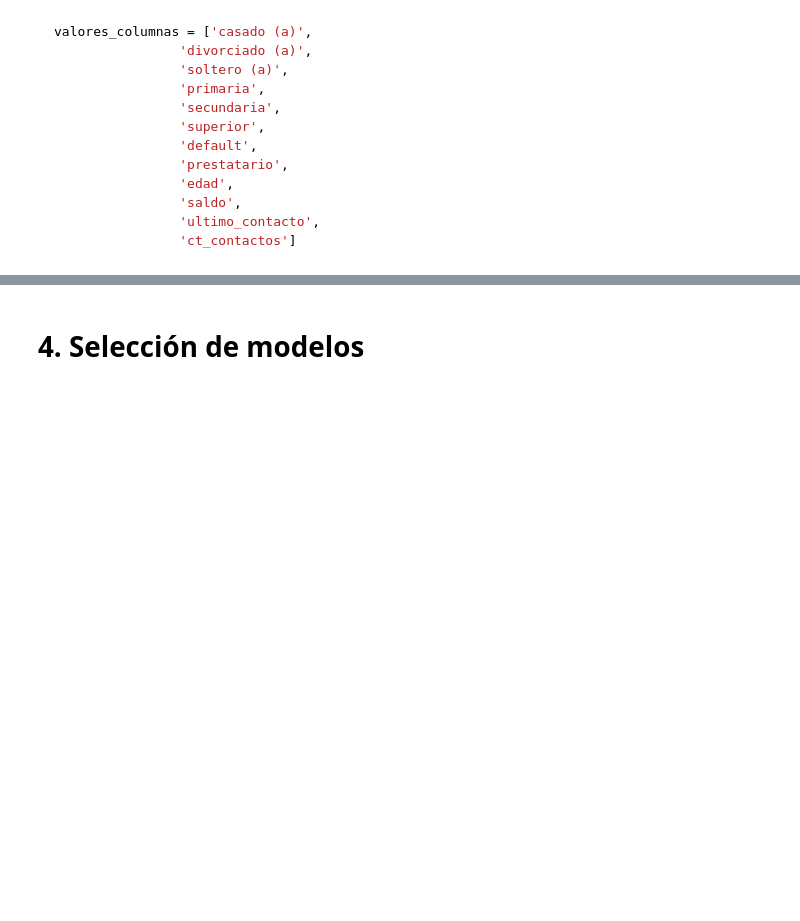
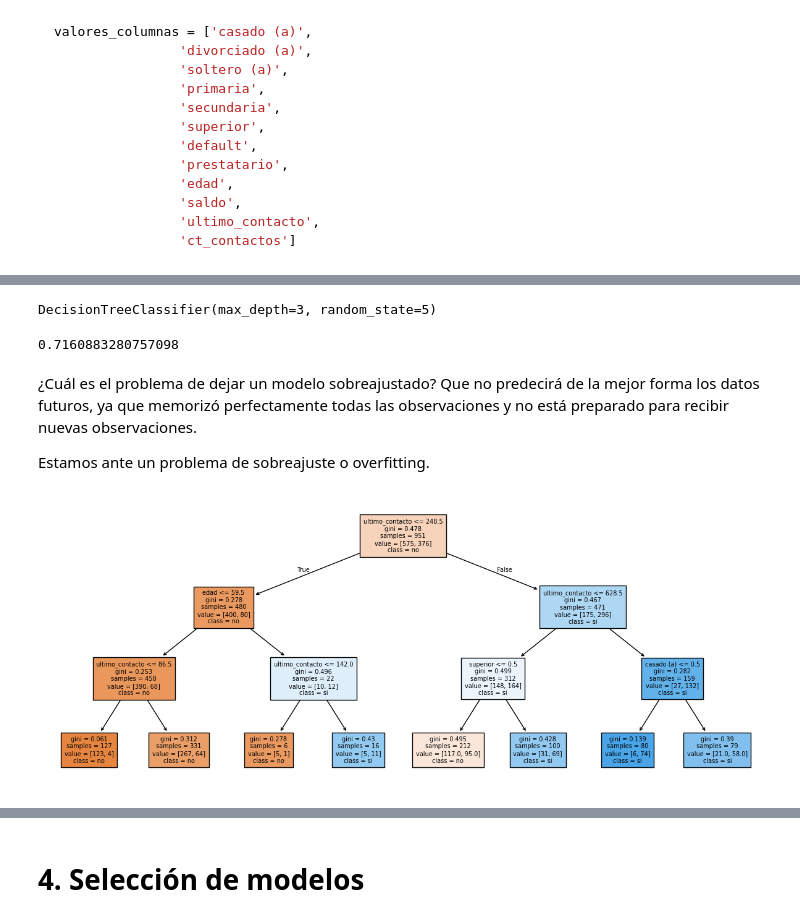
Before and after one commit to evs-11/-Clasificar-datos-con-Machine-Learning, a Jupyter notebook: Clasificacion_primeros_pasos.ipynb, the cells around one changed output, grey strips where cells are left out. Cells and saved outputs as stored; diff of their text form; code cells hidden in the pictures; blank space fills up the shorter version.

```diff
--- a/Clasificacion_primeros_pasos.ipynb
+++ b/Clasificacion_primeros_pasos.ipynb
@@ -192,0 +499,22 @@ valores_columnas = ['casado (a)',
+# %%
+# entrenamos nuestro modelo directamente. Observamos que ya nos muestra la profundidad y el estado de aleatoriedad.
+modelo_arbol = DecisionTreeClassifier(max_depth=3, random_state=5)
+modelo_arbol.fit(X_train,y_train)
+# %% [output]
+DecisionTreeClassifier(max_depth=3, random_state=5)
+# %%
+modelo_arbol.score(X_test,y_test)
+# Nuestro modelo obtuvo un mejor resultado: 71 contra 66.
+# Esto indica que, en el primer caso, nuestro modelo se sobreajustó, es decir, se adaptó perfectamente a todas las observaciones, lo que resultó en un sobreajuste.
+# %% [output]
+0.7160883280757098
+# %% [markdown]
+¿Cuál es el problema de dejar un modelo sobreajustado? Que no predecirá de la mejor forma los datos futuros, ya que memorizó perfectamente todas las observaciones y no está preparado para recibir nuevas observaciones.
+
+Estamos ante un problema de sobreajuste o overfitting.
+# %%
+# Vamos a graficar nuestro modelo nuevamente
+plt.figure(figsize=(15,6))
+plot_tree(modelo_arbol, filled=True, class_names=['no','si'], fontsize=7, feature_names=valores_columnas);
+# %% [output]
+[figure, added]
```
Also changed, not shown: parts of 71 cells of this notebook.
